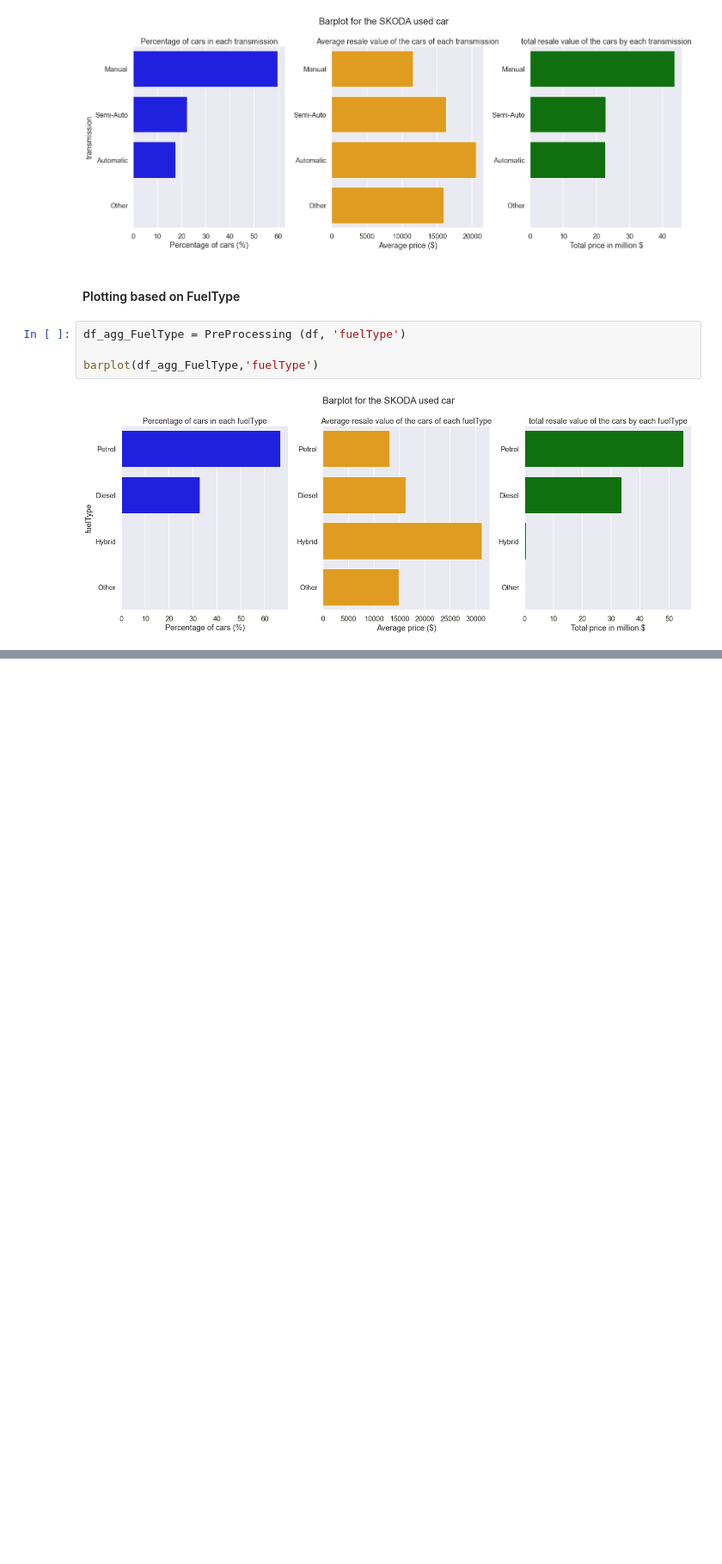
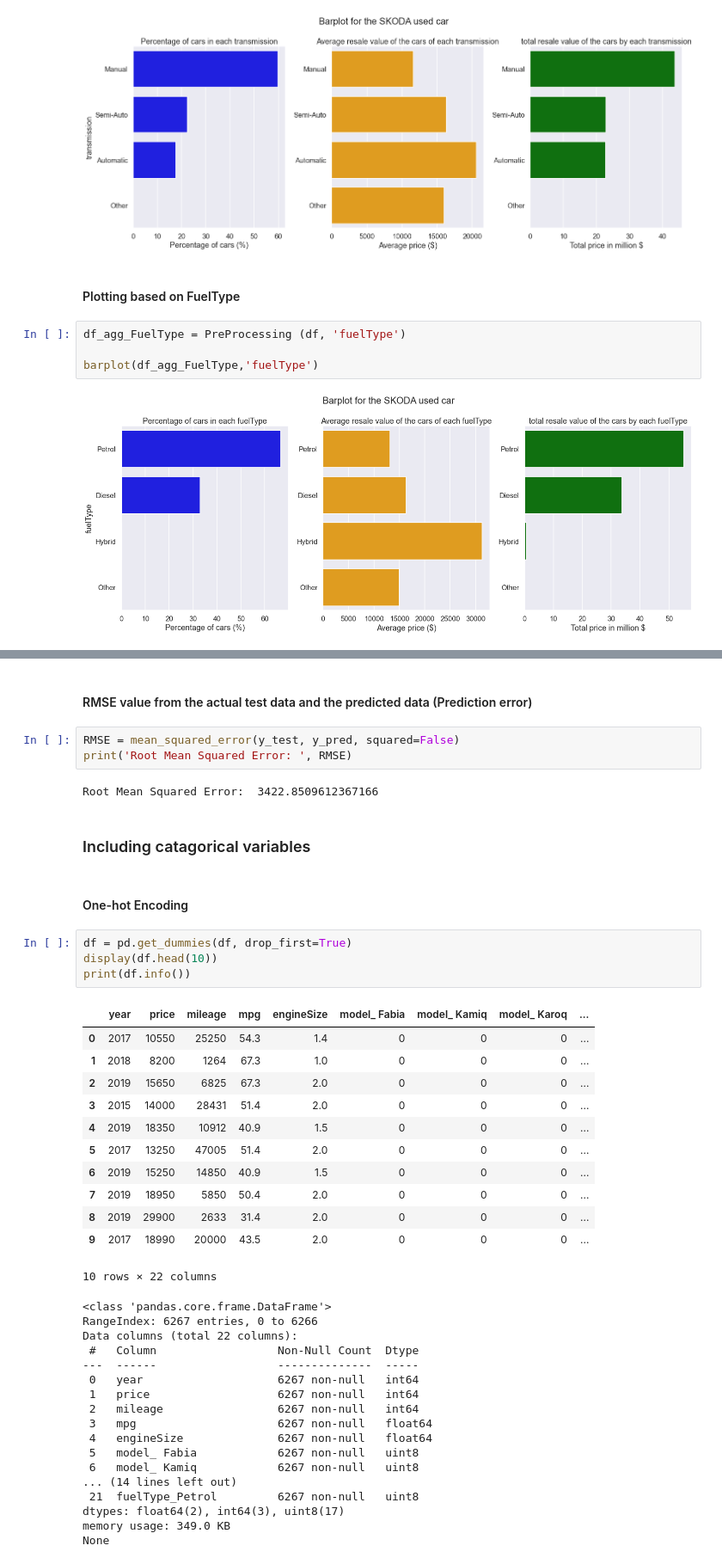
Before and after one commit to Suhana-1804037/-SKODA_USED_CAR_ANALYSIS, a Jupyter notebook: skoda_used_car_EDA.ipynb, the cells around one changed output, grey strips where cells are left out. Shown at 86% size. Saved outputs shown, nothing was run; the diff lists cells and outputs as text; blank space fills up the shorter version.

```diff
--- a/skoda_used_car_EDA.ipynb
+++ b/skoda_used_car_EDA.ipynb
@@ -456,0 +528,45 @@ barplot(df_agg_FuelType,'fuelType')
+# %% [markdown]
+####  RMSE value from the actual test data and the predicted data (Prediction error)
+# %%
+RMSE = mean_squared_error(y_test, y_pred, squared=False)
+print('Root Mean Squared Error: ', RMSE)
+# %% [output]
+Root Mean Squared Error:  3422.8509612367166
+# %% [markdown]
+### Including catagorical variables
+# %% [markdown]
+#### One-hot Encoding
+# %%
+df = pd.get_dummies(df, drop_first=True)
+display(df.head(10))
+print(df.info())
+# %% [output]
+|  | year | price | mileage | mpg | engineSize | model_ Fabia | model_ Kamiq | model_ Karoq | ... |
+| 0 | 2017 | 10550 | 25250 | 54.3 | 1.4 | 0 | 0 | 0 | ... |
+| 1 | 2018 | 8200 | 1264 | 67.3 | 1.0 | 0 | 0 | 0 | ... |
+| 2 | 2019 | 15650 | 6825 | 67.3 | 2.0 | 0 | 0 | 0 | ... |
+| 3 | 2015 | 14000 | 28431 | 51.4 | 2.0 | 0 | 0 | 0 | ... |
+| 4 | 2019 | 18350 | 10912 | 40.9 | 1.5 | 0 | 0 | 0 | ... |
+| 5 | 2017 | 13250 | 47005 | 51.4 | 2.0 | 0 | 0 | 0 | ... |
+| 6 | 2019 | 15250 | 14850 | 40.9 | 1.5 | 0 | 0 | 0 | ... |
+| 7 | 2019 | 18950 | 5850 | 50.4 | 2.0 | 0 | 0 | 0 | ... |
+| 8 | 2019 | 29900 | 2633 | 31.4 | 2.0 | 0 | 0 | 0 | ... |
+| 9 | 2017 | 18990 | 20000 | 43.5 | 2.0 | 0 | 0 | 0 | ... |
+10 rows × 22 columns
+<class 'pandas.core.frame.DataFrame'>
+RangeIndex: 6267 entries, 0 to 6266
+Data columns (total 22 columns):
+ #   Column                  Non-Null Count  Dtype
+---  ------                  --------------  -----
+ 0   year                    6267 non-null   int64
+ 1   price                   6267 non-null   int64
+ 2   mileage                 6267 non-null   int64
+ 3   mpg                     6267 non-null   float64
+ 4   engineSize              6267 non-null   float64
+ 5   model_ Fabia            6267 non-null   uint8
+ 6   model_ Kamiq            6267 non-null   uint8
+... (14 lines left out)
+ 21  fuelType_Petrol         6267 non-null   uint8
+dtypes: float64(2), int64(3), uint8(17)
+memory usage: 349.0 KB
+None
```
Also changed, not shown: parts of 38 cells of this notebook.
